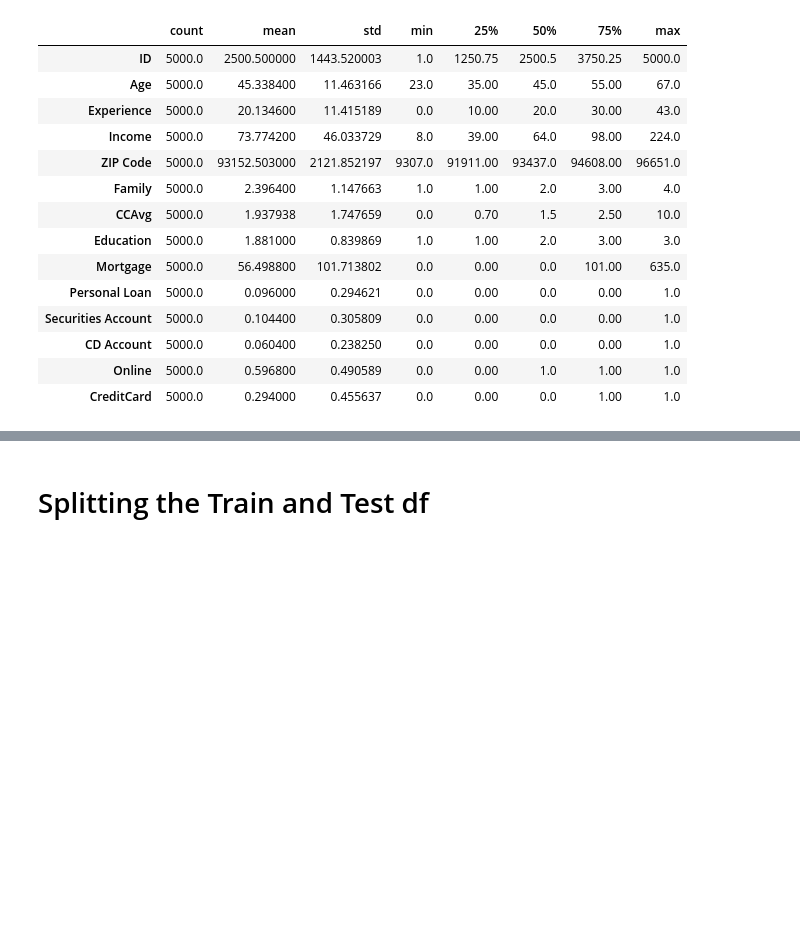
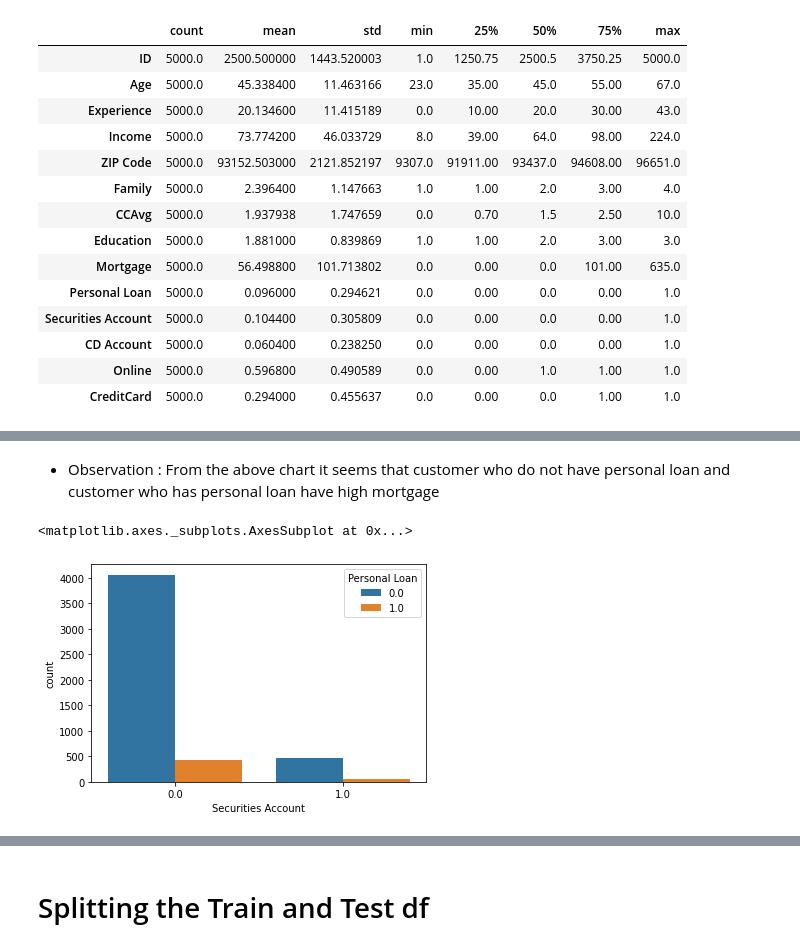
Before and after one commit to coderanandmaurya/Campaign_for_selling_personal_loans, a Jupyter notebook: Campaign_for_selling_personal_loan.ipynb, the cells around one changed output, grey strips where cells are left out. Cells and saved outputs as stored; diff of their text form; code cells hidden in the pictures; blank space fills up the shorter version.

```diff
--- a/Campaign_for_selling_personal_loan.ipynb
+++ b/Campaign_for_selling_personal_loan.ipynb
@@ -152,0 +162,7 @@ dtype: object
+# %% [markdown]
+- Observation : From the above chart it seems that customer who do not have personal loan and customer who has personal loan have high mortgage
+# %%
+sns.countplot(x="Securities Account", data=df,hue="Personal Loan")
+# %% [output]
+<matplotlib.axes._subplots.AxesSubplot at 0x...>
+[figure, added]
```
Also changed, not shown: parts of 42 cells of this notebook.
